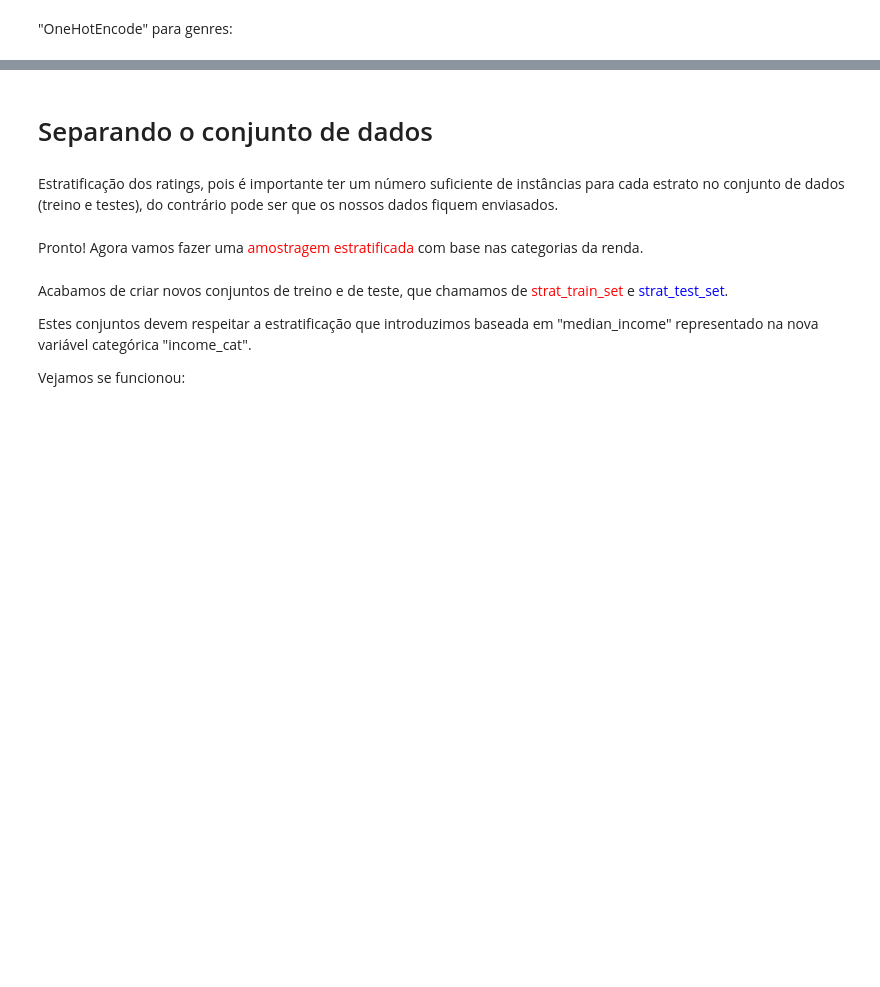
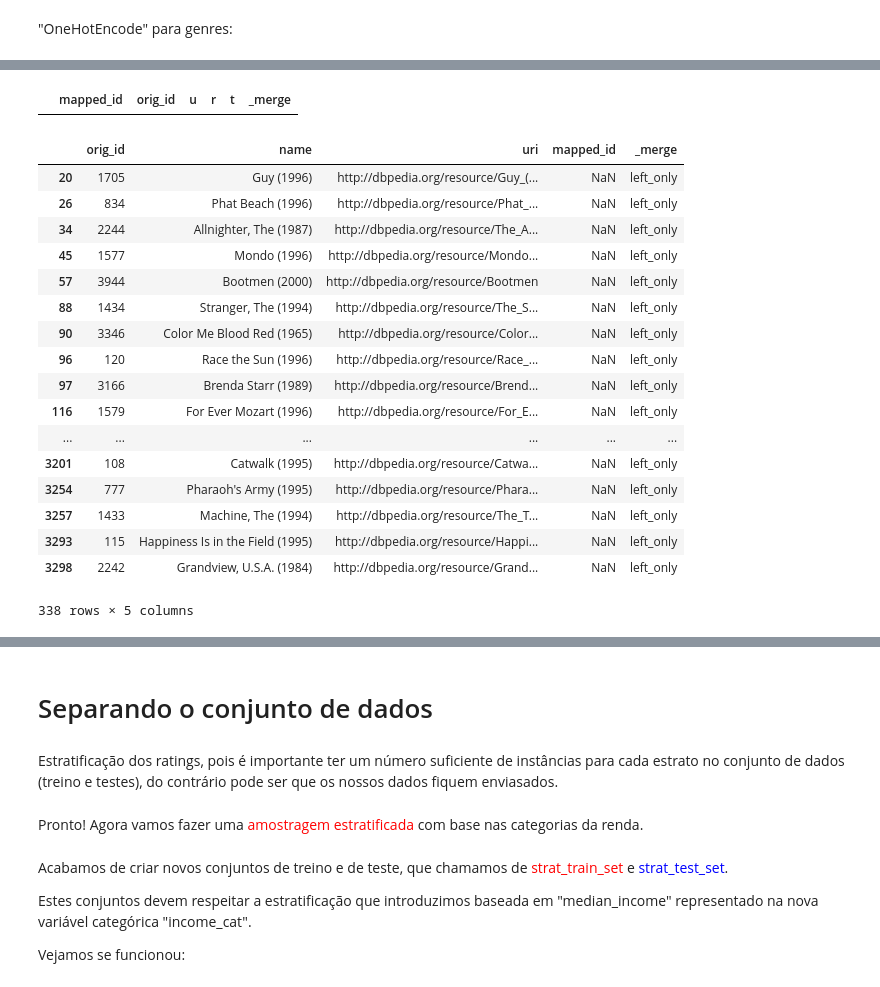
Before and after one commit to juarezsacenti/kg-summ-rec, a Jupyter notebook: AED/aed-ml1m.ipynb, the cells around one changed output, grey strips where cells are left out. Drawn from its saved outputs; the diff is of its cells as text; code cells hidden in the pictures; blank space fills up the shorter version.

```diff
--- a/AED/aed-ml1m.ipynb
+++ b/AED/aed-ml1m.ipynb
@@ -546,3 +408,0 @@ def load_ml1m_cao2sun_data(save_path=CAO2SUN_PATH):
-# %%
-auxiliary, ratings = load_ml1m_cao2sun_data()
-auxiliary.head()
@@ -559,26 +408,0 @@ auxiliary.head()
-# %%
-# https://www.kaggle.com/cesarcf1977/movielens-data-analysis-beginner-s-first
-# from http://www.gregreda.com/2013/10/26/using-pandas-on-the-movielens-dataset/
-CAO_PATH = os.path.join("..", "..", "datasets", "ml1m-cao")
-def load_ml1m_cao_data(save_path=CAO_PATH):
-    # pass in column names for each CSV
-    csv_path = os.path.join(save_path, "ml1m", "i_map.dat")
-    u_cols = ['new_id', 'orig_id']
-    i_map = pd.read_csv(csv_path, sep='\t', engine="python", names=u_cols, encoding='utf8')
-
-    csv_path = os.path.join(save_path, "ml1m", "i2kg_map.tsv")
-    r_cols = ['i_id', 'name', 'uri']
-    i2kg_map = pd.read_csv(csv_path, sep='\t', engine="python", names=r_cols, encoding='utf8')
-
-    csv_path = os.path.join(save_path, "ml1m", "kg", "e_map.dat")
-    r_cols = ['e_id', 'uri']
-    e_map = pd.read_csv(csv_path, sep='\t', engine="python", names=r_cols, encoding='utf8')
-
-    # create one merged DataFrame
-    return i_map, i2kg_map, e_map
-# %%
-i_map, i2kg_map, e_map = load_ml1m_cao_data()
-
-df = i2kg_map.merge(e_map, how = 'outer' ,indicator=True).loc[lambda x : x['_merge']=='left_only']
-
-df
@@ -602,0 +460,2 @@ df
+# %%
+train, valid, test, ratings, kg_train, kg_valid, kg_test, kg, i_map, i2kg_map, e_map = load_ml1m_cao_data()
@@ -626,0 +551,28 @@ e_map.describe()
+# %%
+df = i_map.merge(rdmi, how = 'outer' ,indicator=True).loc[lambda x : x['_merge']=='left_only']
+
+df
+# %% [output]
+|  | mapped_id | orig_id | u | r | t | _merge |
+# %%
+df = i2kg_map.merge(i_map, how = 'outer' ,indicator=True).loc[lambda x : x['_merge']=='left_only']
+df
+# %% [output]
+|  | orig_id | name | uri | mapped_id | _merge |
+| 20 | 1705 | Guy (1996) | http://dbpedia.org/resource/Guy_(... | NaN | left_only |
+| 26 | 834 | Phat Beach (1996) | http://dbpedia.org/resource/Phat_... | NaN | left_only |
+| 34 | 2244 | Allnighter, The (1987) | http://dbpedia.org/resource/The_A... | NaN | left_only |
+| 45 | 1577 | Mondo (1996) | http://dbpedia.org/resource/Mondo... | NaN | left_only |
+| 57 | 3944 | Bootmen (2000) | http://dbpedia.org/resource/Bootmen | NaN | left_only |
+| 88 | 1434 | Stranger, The (1994) | http://dbpedia.org/resource/The_S... | NaN | left_only |
+| 90 | 3346 | Color Me Blood Red (1965) | http://dbpedia.org/resource/Color... | NaN | left_only |
+| 96 | 120 | Race the Sun (1996) | http://dbpedia.org/resource/Race_... | NaN | left_only |
+| 97 | 3166 | Brenda Starr (1989) | http://dbpedia.org/resource/Brend... | NaN | left_only |
+| 116 | 1579 | For Ever Mozart (1996) | http://dbpedia.org/resource/For_E... | NaN | left_only |
+| ... | ... | ... | ... | ... | ... |
+| 3201 | 108 | Catwalk (1995) | http://dbpedia.org/resource/Catwa... | NaN | left_only |
+| 3254 | 777 | Pharaoh's Army (1995) | http://dbpedia.org/resource/Phara... | NaN | left_only |
+| 3257 | 1433 | Machine, The (1994) | http://dbpedia.org/resource/The_T... | NaN | left_only |
+| 3293 | 115 | Happiness Is in the Field (1995) | http://dbpedia.org/resource/Happi... | NaN | left_only |
+| 3298 | 2242 | Grandview, U.S.A. (1984) | http://dbpedia.org/resource/Grand... | NaN | left_only |
+338 rows × 5 columns
```
Also changed, not shown: parts of 76 cells of this notebook, 2 other files.
